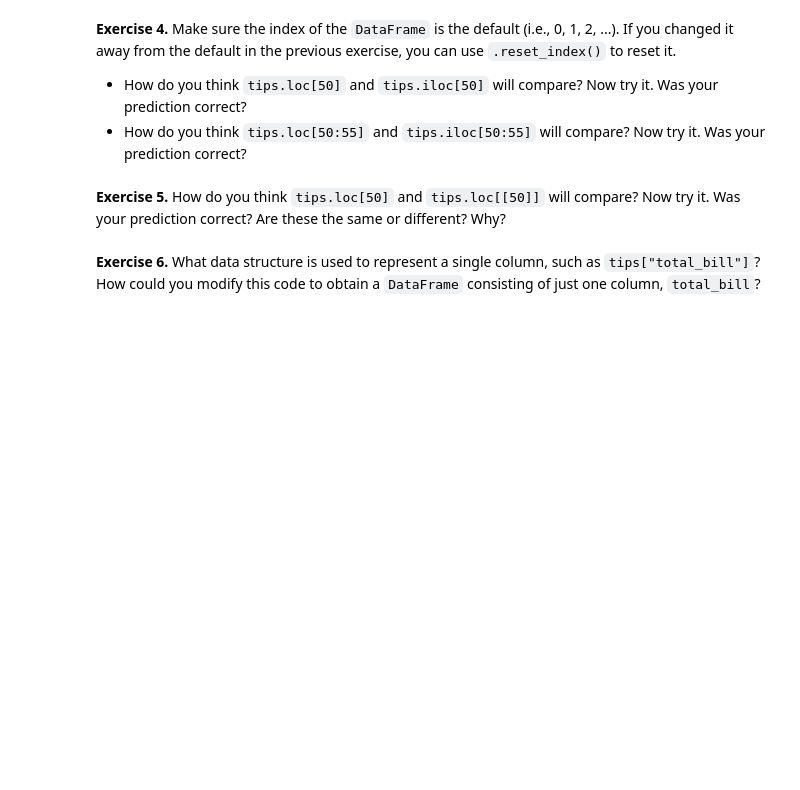
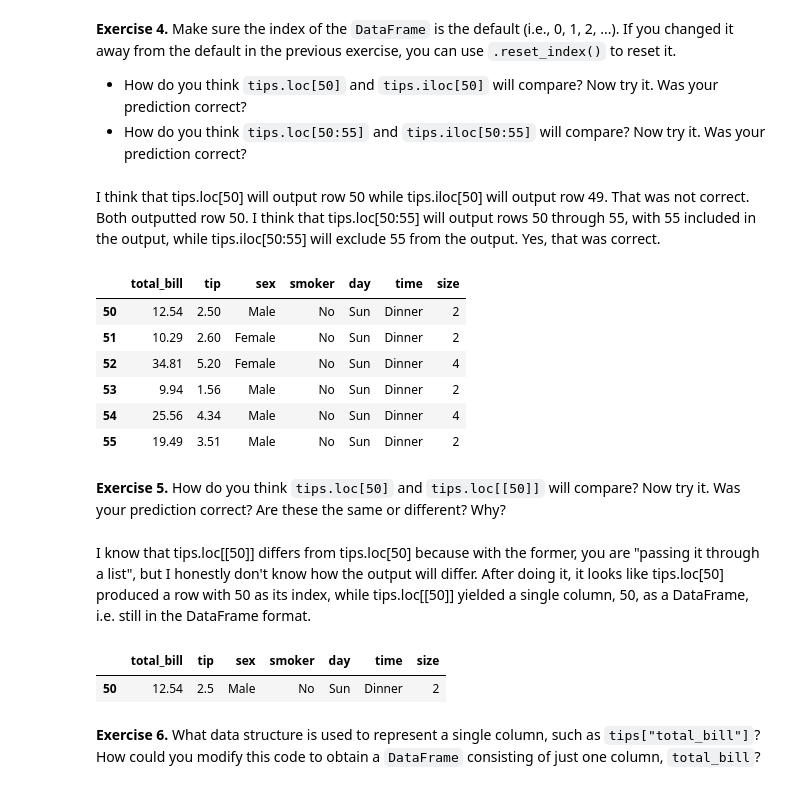
Before and after one commit to Rjjacobs/cmps3160, a Jupyter notebook: _labs/Lab02/Lab02.ipynb, the cells around one changed output. Cells and saved outputs as stored; diff of their text form; code cells hidden in the pictures; blank space fills up the shorter version.

```diff
--- a/_labs/Lab02/Lab02.ipynb
+++ b/_labs/Lab02/Lab02.ipynb
@@ -526,2 +565,18 @@ Exercises 2-7 deal with the Tips data set (`../data/tips.csv`). You can learn mo
+# %% [markdown]
+I think that tips.loc[50] will output row 50 while tips.iloc[50] will output row 49.
+That was not correct. Both outputted row 50.
+I think that tips.loc[50:55] will output rows 50 through 55, with 55 included in the output, while tips.iloc[50:55] will exclude 55 from the output.
+Yes, that was correct.
+# %%
+tips_by_day.reset_index()
+tips.loc[50:55]
+# %% [output]
+|  | total_bill | tip | sex | smoker | day | time | size |
+| 50 | 12.54 | 2.50 | Male | No | Sun | Dinner | 2 |
+| 51 | 10.29 | 2.60 | Female | No | Sun | Dinner | 2 |
+| 52 | 34.81 | 5.20 | Female | No | Sun | Dinner | 4 |
+| 53 | 9.94 | 1.56 | Male | No | Sun | Dinner | 2 |
+| 54 | 25.56 | 4.34 | Male | No | Sun | Dinner | 4 |
+| 55 | 19.49 | 3.51 | Male | No | Sun | Dinner | 2 |
 # %% [markdown]
 **Exercise 5.** How do you think `tips.loc[50]` and `tips.loc[[50]]` will compare? Now try it. Was your prediction correct?  Are these the same or different?  Why?
@@ -530,2 +583,10 @@ Exercises 2-7 deal with the Tips data set (`../data/tips.csv`). You can learn mo
+# %% [markdown]
+I know that tips.loc[[50]] differs from tips.loc[50] because with the former, you are "passing it through a list", but I honestly don't know how the output will differ.
+After doing it, it looks like tips.loc[50] produced a row with 50 as its index, while tips.loc[[50]] yielded a single column, 50, as a DataFrame, i.e. still in the DataFrame format.
+# %%
+tips.loc[[50]]
+# %% [output]
+|  | total_bill | tip | sex | smoker | day | time | size |
+| 50 | 12.54 | 2.5 | Male | No | Sun | Dinner | 2 |
 # %% [markdown]
 **Exercise 6.** What data structure is used to represent a single column, such as `tips["total_bill"]`? How could you modify this code to obtain a `DataFrame` consisting of just one column, `total_bill`?
```
Also changed, not shown: parts of 22 cells of this notebook.
